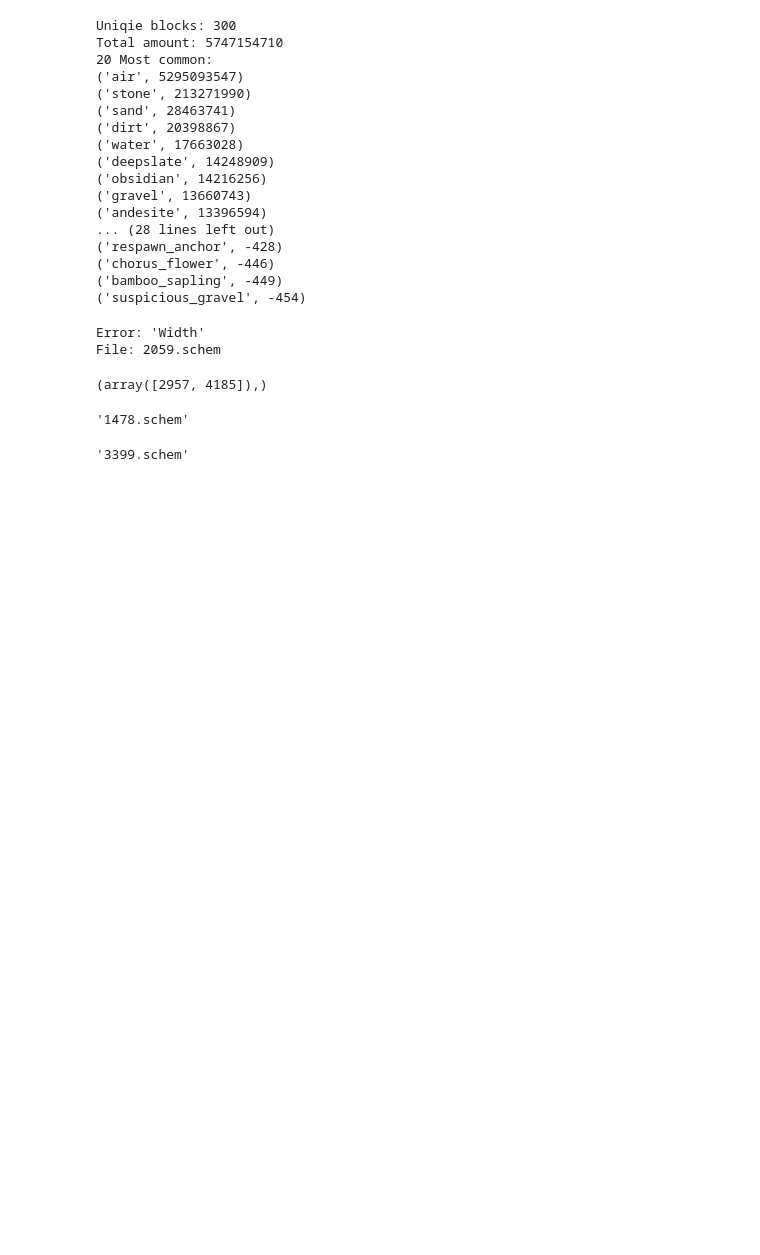
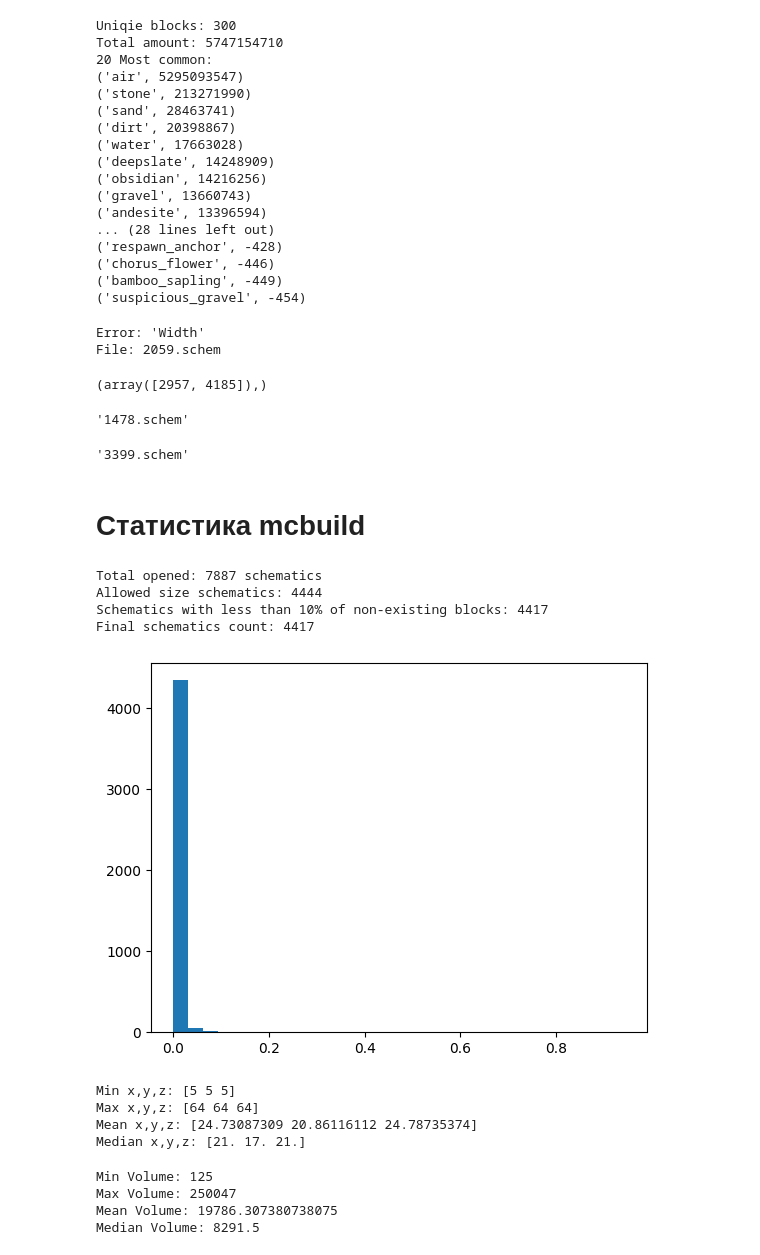
Before and after one commit to oleja1shpep/DiffusionCraft, a Jupyter notebook: src/notebooks/stats.ipynb, the cells around one changed output. Cells and saved outputs as stored; diff of their text form; code cells hidden in the pictures; blank space fills up the shorter version.

```diff
--- a/src/notebooks/stats.ipynb
+++ b/src/notebooks/stats.ipynb
@@ -909,3 +806,5 @@ files[2957]
 files[4185]
 # %% [output]
 '3399.schem'
+# %% [markdown]
+# Статистика mcbuild
@@ -911,0 +1153,38 @@ files[4185]
+# %%
+print(f"Total opened: {limit} schematics")
+print(f"Allowed size schematics: {len(shapes)}")
+print(f"Schematics with less than 10% of non-existing blocks: {np.sum(non_existing_blocks_fraction < 0.1)}")
+print(f"Final schematics count: {np.sum(non_existing_blocks_fraction < 0.1)}")
+# %% [output]
+Total opened: 7887 schematics
+Allowed size schematics: 4444
+Schematics with less than 10% of non-existing blocks: 4417
+Final schematics count: 4417
+# %%
+import matplotlib.pyplot as plt
+
+plt.hist(non_existing_blocks_fraction, bins=30);
+# %% [output]
+[figure, added]
+# %%
+print(f"Min x,y,z: {shapes.min(axis = 0)}")
+print(f"Max x,y,z: {shapes.max(axis = 0)}")
+print(f"Mean x,y,z: {shapes.mean(axis = 0)}")
+print(f"Median x,y,z: {np.median(shapes,axis=0)}")
+# %% [output]
+Min x,y,z: [5 5 5]
+Max x,y,z: [64 64 64]
+Mean x,y,z: [24.73087309 20.86116112 24.78735374]
+Median x,y,z: [21. 17. 21.]
+# %%
+volumes: np.ndarray = np.prod(shapes, axis=1)
+
+print(f"Min Volume: {volumes.min()}")
+print(f"Max Volume: {volumes.max()}")
+print(f"Mean Volume: {volumes.mean()}")
+print(f"Median Volume: {np.median(volumes)}")
+# %% [output]
+Min Volume: 125
+Max Volume: 250047
+Mean Volume: 19786.307380738075
+Median Volume: 8291.5
```
Also changed, not shown: parts of 11 cells of this notebook, 3 other files.
